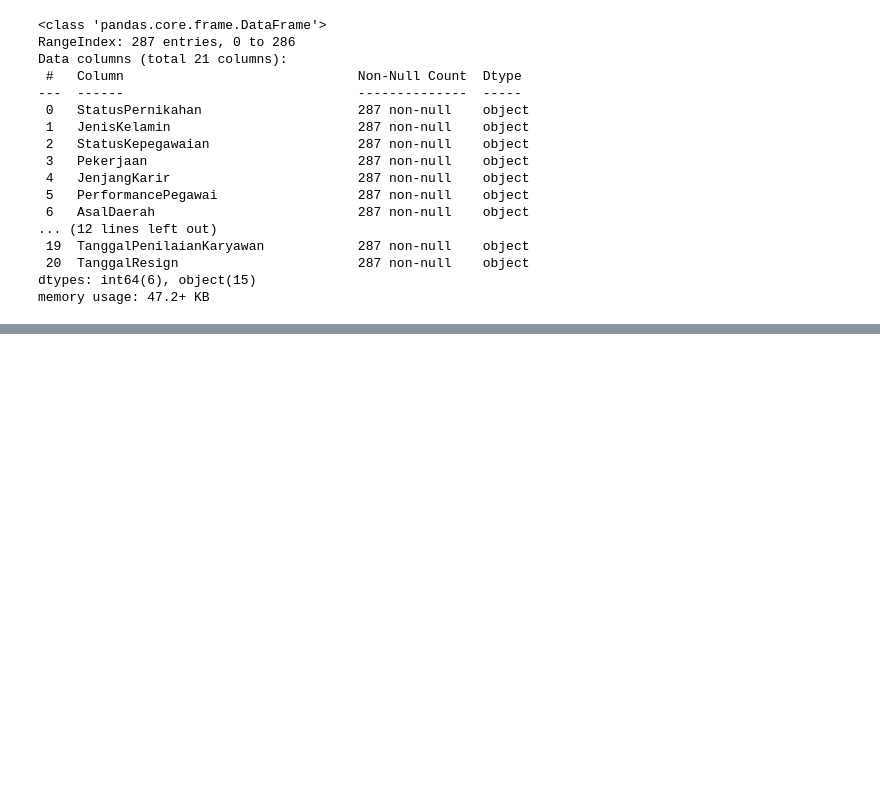
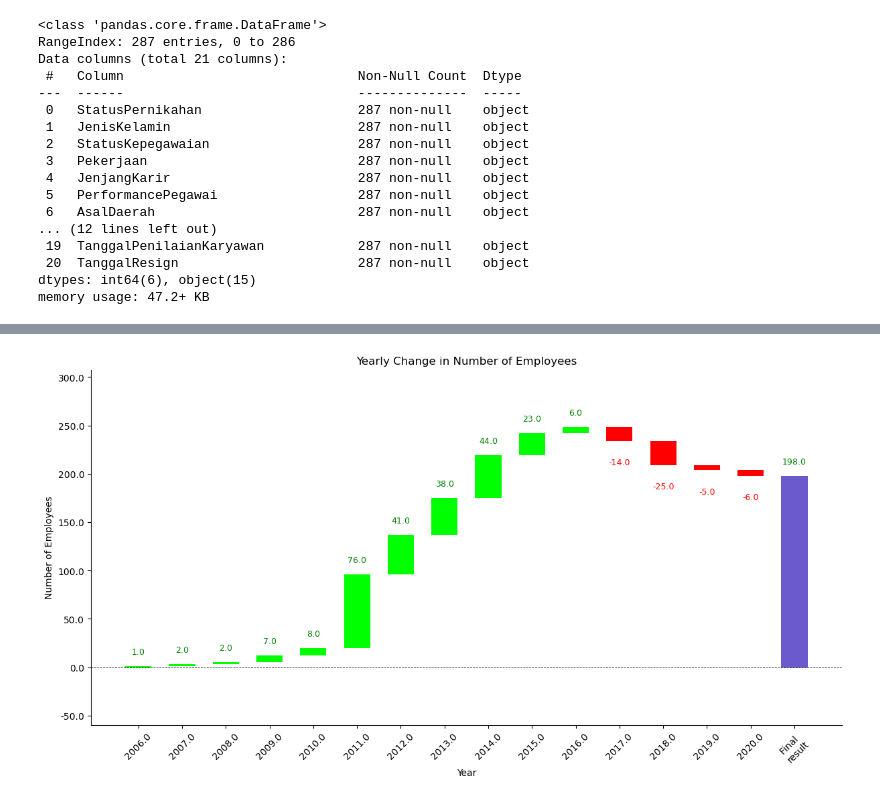
Before and after one commit to sailafs/Improving-Employee-Retention-by-Predicting-Employee-Attrition-Using-Machine-Learning, a Jupyter notebook: Project-3.ipynb, the cells around one changed output, grey strips where cells are left out. Saved outputs shown, nothing was run; the diff lists cells and outputs as text; code cells hidden in the pictures; blank space fills up the shorter version.

```diff
--- a/Project-3.ipynb
+++ b/Project-3.ipynb
@@ -244,0 +286,4 @@ memory usage: 47.2+ KB
+# %%
+resign_counts = df['YearResign'].value_counts().sort_index().reset_index()
+resign_counts.columns = ['Year','ResignedCount']
+resign_counts
@@ -244,0 +300,9 @@ memory usage: 47.2+ KB
+# %%
+df_hiringresign = pd.merge(hiring_counts, resign_counts, on='Year', how='outer')
+# %%
+df_hiringresign = df_hiringresign.sort_values('Year').fillna(0)
+# %%
+df_hiringresign['TotalHired'] = df_hiringresign['HiredCount'].cumsum()
+df_hiringresign['TotalResigned'] = df_hiringresign['ResignedCount'].cumsum()
+df_hiringresign['CurrentEmployees'] = df_hiringresign['TotalHired'] - df_hiringresign['TotalResigned']
+df_hiringresign['YearlyChange'] = df_hiringresign['HiredCount'] - df_hiringresign['ResignedCount']
@@ -244,0 +328,17 @@ memory usage: 47.2+ KB
+# %%
+import waterfall_chart
+
+waterfall_chart.plot(df_hiringresign['Year'], df_hiringresign['YearlyChange'],
+                     rotation_value=0,
+                     net_label='Final \nresult',
+                     blue_color='slateblue',
+                     green_color='lime',
+                     red_color='red')
+plt.title('Yearly Change in Number of Employees')
+plt.xticks(rotation=45)
+plt.xlabel('Year')
+plt.ylabel('Number of Employees')
+sns.despine()
+plt.show()
+# %% [output]
+[figure, added]
```
Also changed, not shown: parts of 11 cells of this notebook, 3 other files.
